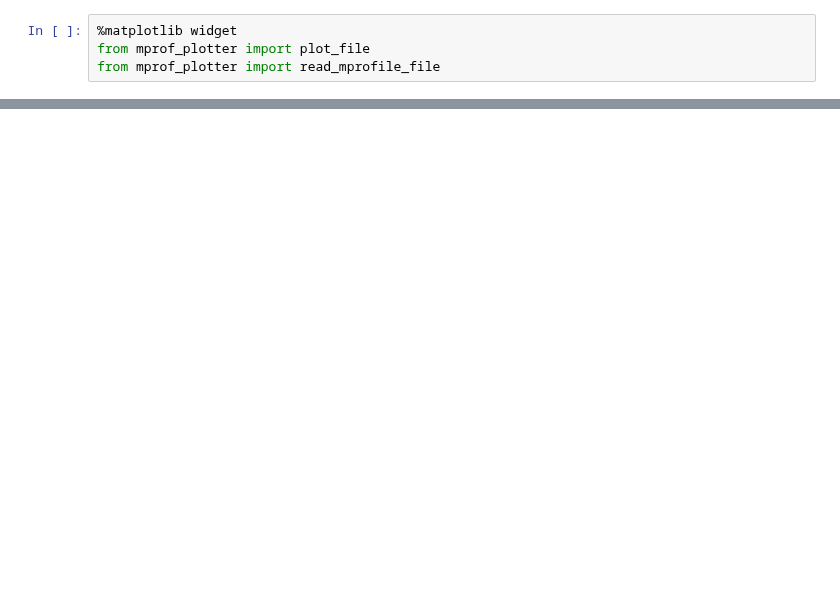
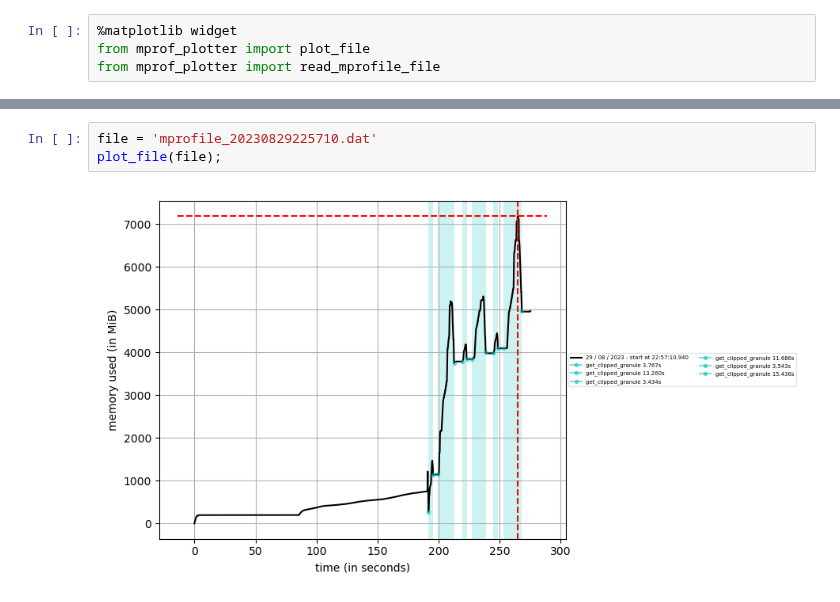
Before and after one commit to fliphilipp/GlacierLakeDetectionICESat2, a Jupyter notebook: mprof_plot.ipynb, the cells around one changed output, grey strips where cells are left out. Cells and saved outputs as stored; diff of their text form; blank space fills up the shorter version.

```diff
--- a/mprof_plot.ipynb
+++ b/mprof_plot.ipynb
@@ -12,0 +16,5 @@ plot_file(file);
+# %%
+file = 'mprofile_20230829225710.dat'
+plot_file(file);
+# %% [output]
+[figure, added]
```
Also changed, not shown: parts of 3 cells of this notebook, 5 other files.
